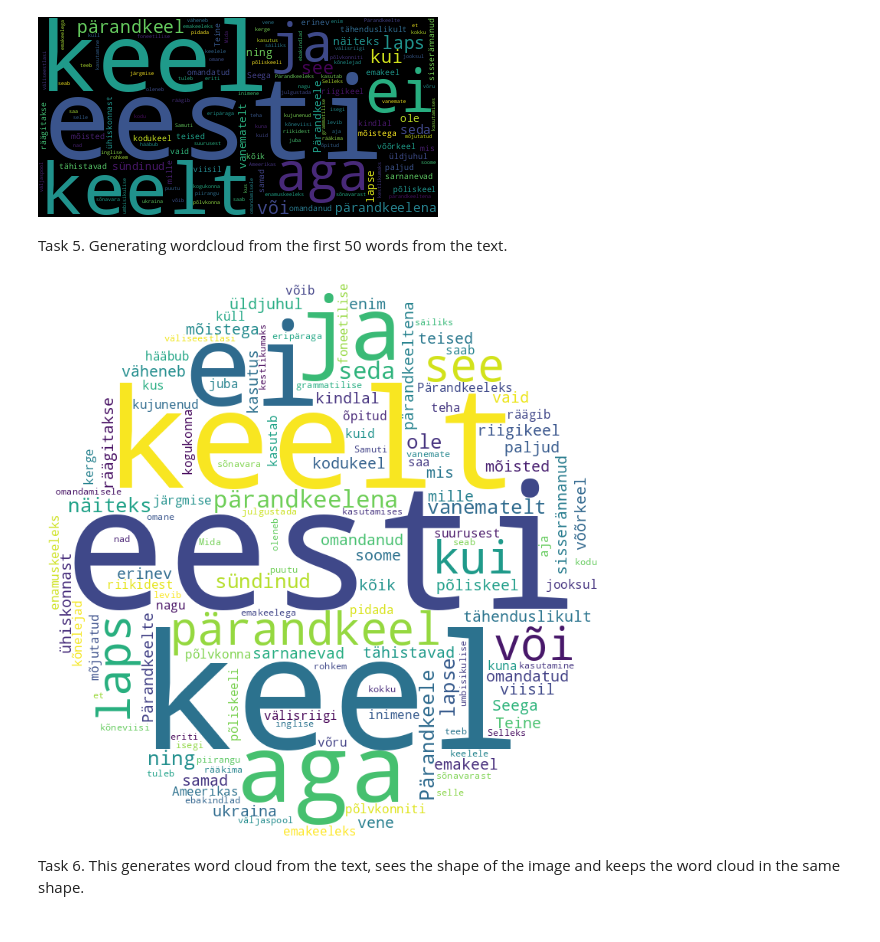
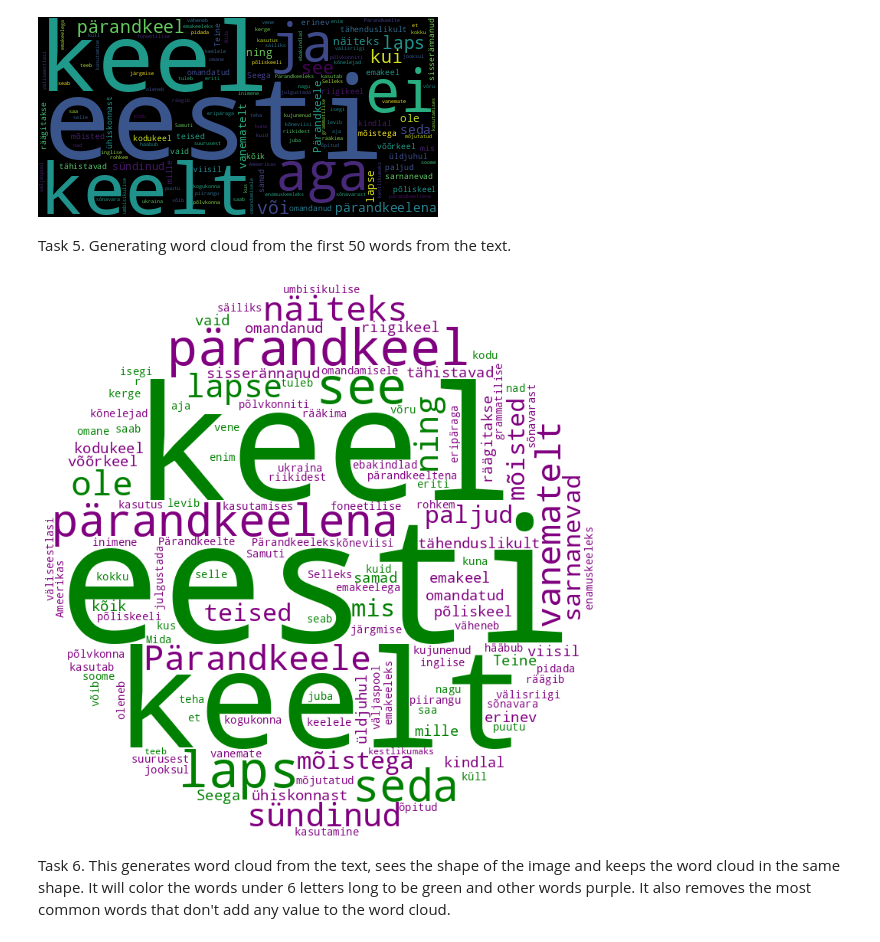
Before and after one commit to annikakalvet/dt-2025-data-visualisation, a Jupyter notebook: notebooks/Assignment/Week11Homework/Week11Homework.ipynb, the cells around one changed output. Drawn from its saved outputs; the diff is of its cells as text; code cells hidden in the pictures.

```diff
--- a/notebooks/Assignment/Week11Homework/Week11Homework.ipynb
+++ b/notebooks/Assignment/Week11Homework/Week11Homework.ipynb
@@ -70,17 +70,21 @@ WordCloud().generate_from_text(text).to_image()
 Pärandkeele mõistega sarnanevad paljud teised mõisted, mis ei ole aga tähenduslikult samad. Teine keel, emakeel, põliskeel ja võõrkeel tähistavad kõik kindlal viisil omandatud keelt. Pärandkeel on aga ...
 [figure]
 # %% [markdown]
-Task 5. Generating wordcloud from the first 50 words from the text.
+Task 5. Generating word cloud from the first 50 words from the text.
 # %%
 from wordcloud import WordCloud
 from PIL import Image
 import urllib.request
 import numpy as np
 text2=urllib.request.urlopen("https://raw.githubusercontent.com/annikakalvet/dt-2025-data-visualisation/refs/heads/codespace-jubilant-orbit-gr97595599x39g76/notebooks/Assignment/Week11Homework/text.txt").read().decode("utf-8") #convert the text to a readable format (last one)
-words=text.split(" ")
+words=text2.split(" ")
 img=urllib.request.urlretrieve("https://drive.google.com/uc?export=download&id=1bkSZHxaK3rgcJGoAoobMUAs0QjZS2XGM","image1.png")
-WordCloud(mask=np.array(Image.open("image1.png")), background_color="white").generate_from_text(text2).to_image()
+def color_function(word, font_size, position, orientation, random_state=None, **additional_args):
+   if len(word) < 6:
+       return "green"
+   return "purple"
+WordCloud(mask=np.array(Image.open("image1.png")), stopwords=["ja","ei", "aga", "kui", "või", "on"], background_color="white").generate_from_text(text2).recolor(color_func=color_function).to_image()
 # %% [output]
-[figure, old version]
+[figure, new version]
 # %% [markdown]
-Task 6. This generates word cloud from the text, sees the shape of the image and keeps the word cloud in the same shape.
+Task 6. This generates word cloud from the text, sees the shape of the image and keeps the word cloud in the same shape. It will color the words under 6 letters long to be green and other words purple. It also removes the most common words that don't add any value to the word cloud.
```
Also changed, not shown: parts of 1 cell of this notebook.
